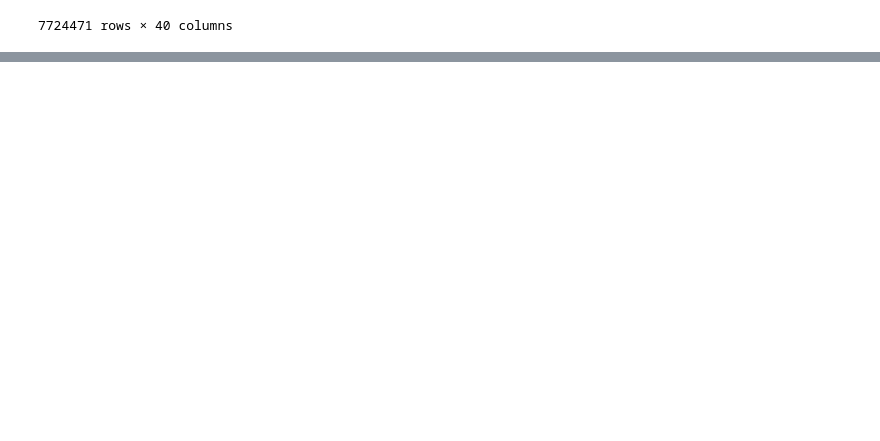
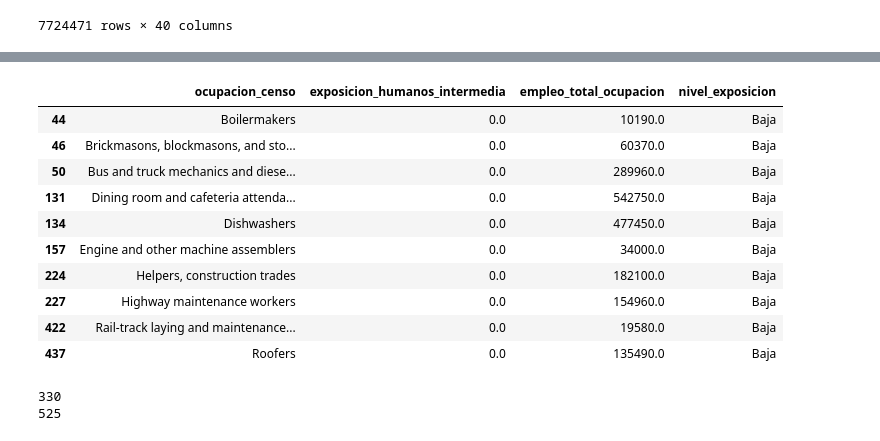
Before and after one commit to DATA-20262-SEC01-G07/Proyecto-2, a Jupyter notebook: notebooks/cargads.ipynb, the cells around one changed output, grey strips where cells are left out. Drawn from its saved outputs; the diff is of its cells as text; code cells hidden in the pictures; blank space fills up the shorter version.

```diff
--- a/notebooks/cargads.ipynb
+++ b/notebooks/cargads.ipynb
@@ -265,0 +401,26 @@ human_rating_alpha ($\alpha$): Misma definición de exposición directa ($\alpha
+# %%
+#Para la tercera tabla, queremos ver cuales son las ocupaciones con expocision mas alta y cuales las que tienen expocision mas baja. No se tiene en cuenta el desempleo.
+expo_ocupacion=(df_aplicables_base.groupby("ocupacion_censo", as_index=False, observed=True)
+                .agg(exposicion_humanos_intermedia=("exposicion_humanos_intermedia", "first"),
+                     empleo_total_ocupacion=("empleo_total_ocupacion", "first"),
+                     nivel_exposicion=("nivel_exposicion", "first")))
+expo_ocupacion.nlargest(10, "exposicion_humanos_intermedia")
+expo_ocupacion.nsmallest(10, "exposicion_humanos_intermedia")
+# %% [output]
+|  | ocupacion_censo | exposicion_humanos_intermedia | empleo_total_ocupacion | nivel_exposicion |
+| 44 | Boilermakers | 0.0 | 10190.0 | Baja |
+| 46 | Brickmasons, blockmasons, and sto... | 0.0 | 60370.0 | Baja |
+| 50 | Bus and truck mechanics and diese... | 0.0 | 289960.0 | Baja |
+| 131 | Dining room and cafeteria attenda... | 0.0 | 542750.0 | Baja |
+| 134 | Dishwashers | 0.0 | 477450.0 | Baja |
+| 157 | Engine and other machine assemblers | 0.0 | 34000.0 | Baja |
+| 224 | Helpers, construction trades | 0.0 | 182100.0 | Baja |
+| 227 | Highway maintenance workers | 0.0 | 154960.0 | Baja |
+| 422 | Rail-track laying and maintenance... | 0.0 | 19580.0 | Baja |
+| 437 | Roofers | 0.0 | 135490.0 | Baja |
+# %%
+print(expo_ocupacion["exposicion_humanos_intermedia"].nunique())
+print(df_aplicables_base["ocupacion_censo"].nunique())
+# %% [output]
+330
+525
```
Also changed, not shown: parts of 24 cells of this notebook.
